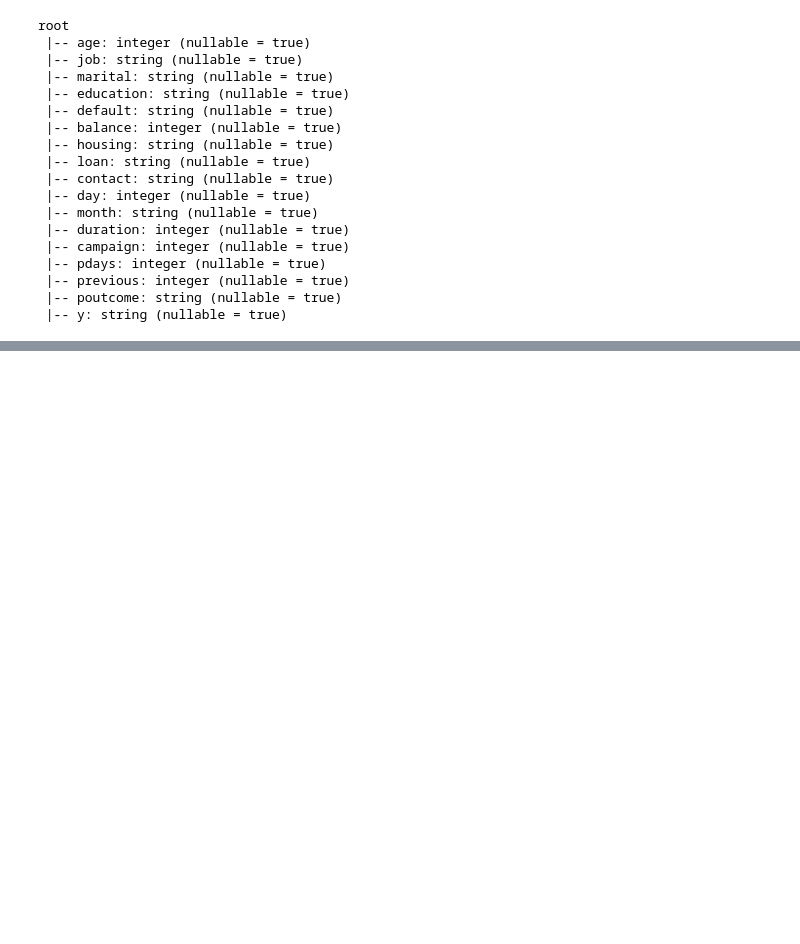
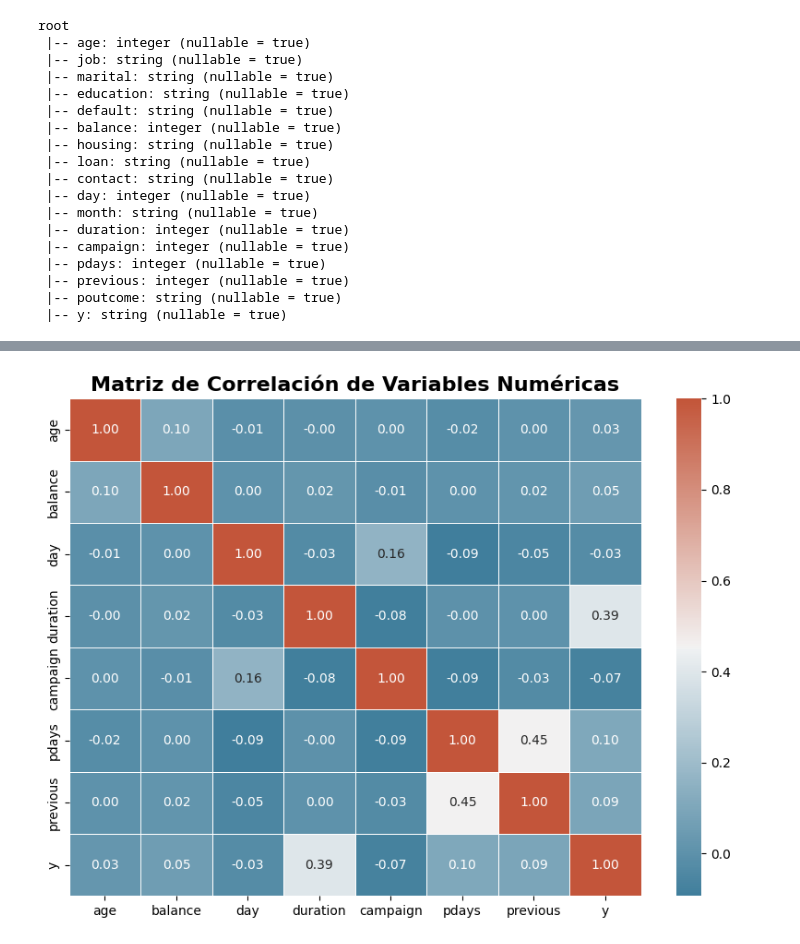
Before and after one commit to diegostrg/Parcial2ProcesamientoDeDatos, a Jupyter notebook: TallerMunozClasificacion.ipynb, the cells around one changed output, grey strips where cells are left out. Drawn from its saved outputs; the diff is of its cells as text; code cells hidden in the pictures; blank space fills up the shorter version.

```diff
--- a/TallerMunozClasificacion.ipynb
+++ b/TallerMunozClasificacion.ipynb
@@ -246,0 +806,82 @@ plt.show()
+# %%
+# ==========================================================
+# Matriz de correlación de variables numéricas
+# ==========================================================
+# Objetivo:
+# Analizar la relación lineal entre las variables
+# numéricas y la variable objetivo "y".
+#
+# La correlación de Pearson permite identificar:
+#   - relaciones positivas
+#   - relaciones negativas
+#   - dependencia entre variables
+#   - variables con posible influencia sobre "y"
+# ==========================================================
+
+# ----------------------------------------------------------
+# Ensamblar variables numéricas
+# ----------------------------------------------------------
+# VectorAssembler:
+#   combina todas las columnas numéricas
+#   en una sola columna vectorial llamada "features"
+# ----------------------------------------------------------
+
+ensamblador = VectorAssembler(
+    inputCols=dfauxNum.columns,
+    outputCol="features"
+)
+
+dfNumVector = (
+    ensamblador.transform(dfauxNum).select("features")
+)
+# ----------------------------------------------------------
+# Calcular matriz de correlación de Pearson
+# ----------------------------------------------------------
+matrizcorr = Correlation.corr(dfNumVector,"features","pearson").head()
+# ----------------------------------------------------------
+# Convertir matriz Spark a arreglo NumPy
+# ----------------------------------------------------------
+
+vectorcorr = matrizcorr[0].toArray()
+# ----------------------------------------------------------
+# Crear DataFrame de correlación
+# ----------------------------------------------------------
+
+dfCorrelacion = pd.DataFrame(
+    vectorcorr,
+    columns=dfauxNum.columns,
+    index=dfauxNum.columns
+)
+
+
+# ----------------------------------------------------------
+# Configuración visual del mapa de calor
+# ----------------------------------------------------------
+
+plt.figure(figsize=(10,7))
+
+cmapJOHN = sns.diverging_palette(
+    230,
+    20,
+    as_cmap=True
+)
+# ----------------------------------------------------------
+# Graficar matriz de correlación
+# ----------------------------------------------------------
+
+sns.heatmap(
+    dfCorrelacion,
+    annot=True,
+    fmt=".2f",
+    cmap=cmapJOHN,
+    linewidths=0.5
+)
+
+plt.title(
+    "Matriz de Correlación de Variables Numéricas",
+    fontsize=16,
+    fontweight="bold"
+)
+
+plt.show()
+# %% [output]
@@ -246,0 +905 @@ plt.show()
+[figure, added]
```
Also changed, not shown: parts of 29 cells of this notebook.
